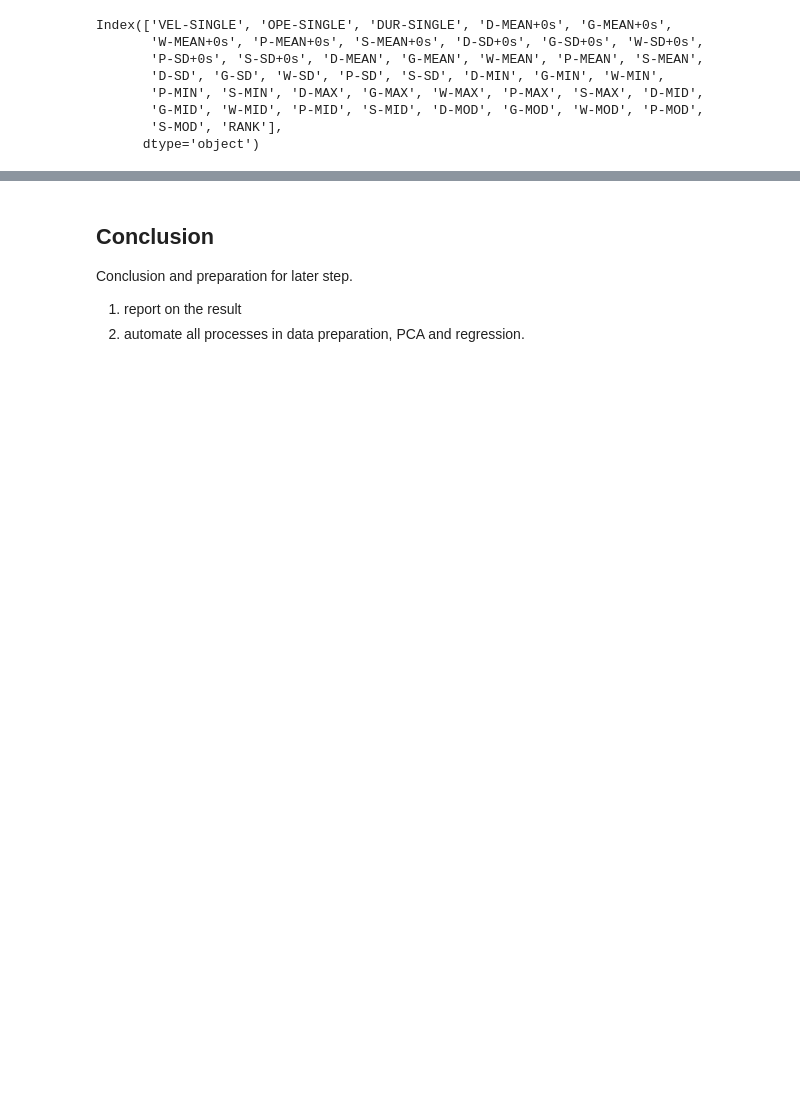
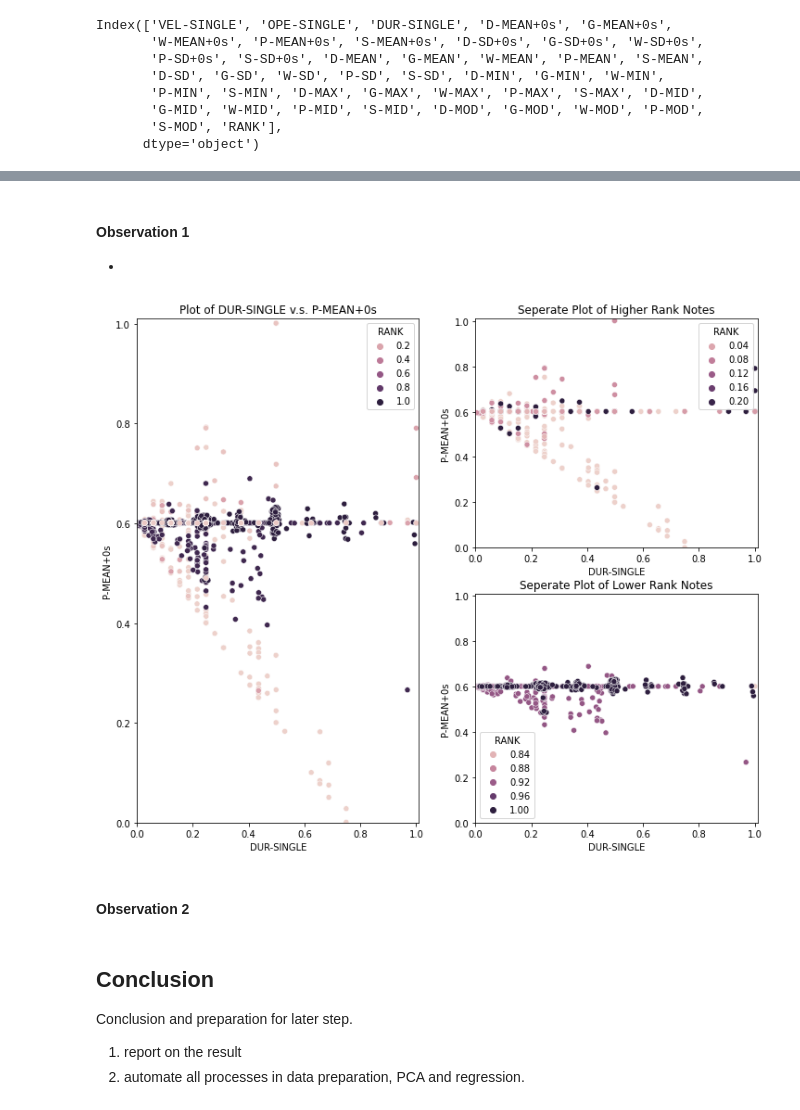
Before and after one commit to yhbcode000/AI-Vocaloid-Tuner, a Jupyter notebook: 1 Feasibility Test/feasibilityTest.ipynb, the cells around one changed output, grey strips where cells are left out. Saved outputs shown, nothing was run; the diff lists cells and outputs as text; code cells hidden in the pictures; blank space fills up the shorter version.

```diff
--- a/1 Feasibility Test/feasibilityTest.ipynb
+++ b/1 Feasibility Test/feasibilityTest.ipynb
@@ -294,6 +333,14 @@ Index(['VEL-SINGLE', 'OPE-SINGLE', 'DUR-SINGLE', 'D-MEAN+0s', 'G-MEAN+0s',
+# %% [markdown]
+#### Observation 1
+
+-
 # %%
-# comparisionPlot('DUR-SINGLE','P-MEAN+0s',"RANK",dataDfNormalized)
-# comparisionPlot2('DUR-SINGLE','P-MEAN+0s',dataDfNormalized)
+# distributionPlot('DUR-SINGLE','P-MEAN+0s',"RANK",dataDfNormalized)
+comparisionPlot('DUR-SINGLE','P-MEAN+0s',dataDfNormalized)
+# %% [output]
+[figure, added]
+# %% [markdown]
+#### Observation 2
 # %% [markdown]
 ## Conclusion
 
```
Also changed, not shown: parts of 24 cells of this notebook, 1 other file.
